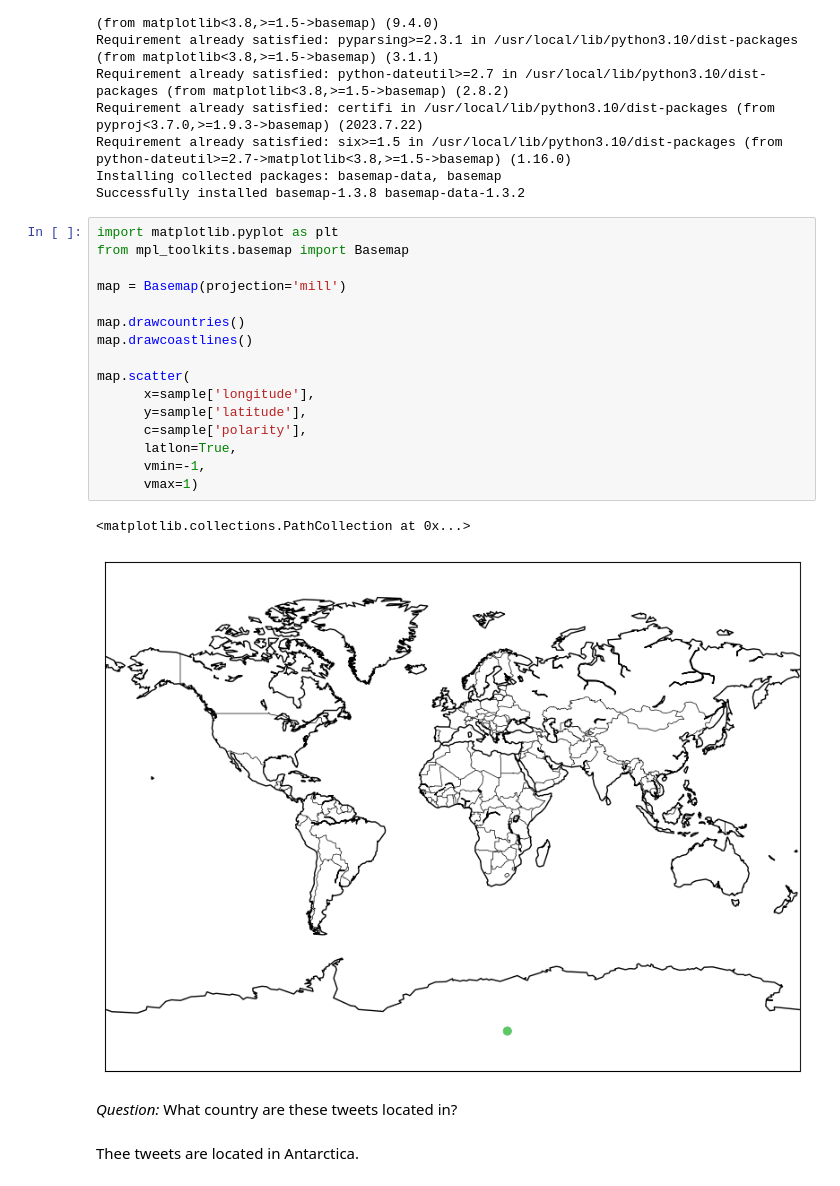
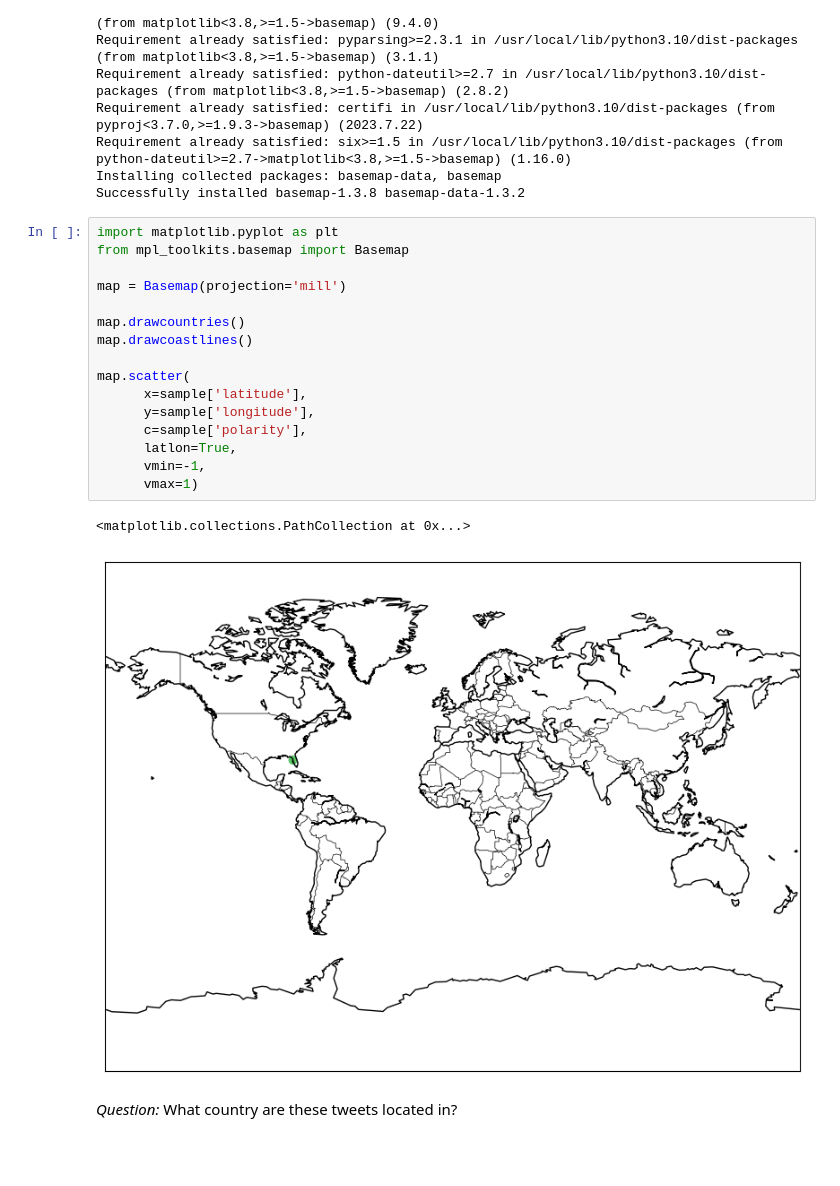
Before and after one commit to helenacorcos/QM2, a Jupyter notebook: notebooks/W04. Natural Language Processing.ipynb, the cells around one changed output. Saved outputs shown, nothing was run; the diff lists cells and outputs as text; blank space fills up the shorter version.

```diff
--- a/notebooks/W04. Natural Language Processing.ipynb
+++ b/notebooks/W04. Natural Language Processing.ipynb
@@ -604,23 +503,21 @@ Successfully installed basemap-1.3.8 basemap-data-1.3.2
 # %%
 import matplotlib.pyplot as plt
 from mpl_toolkits.basemap import Basemap
 
 map = Basemap(projection='mill')
 
 map.drawcountries()
 map.drawcoastlines()
 
 map.scatter(
-      x=sample['longitude'],
-      y=sample['latitude'],
+      x=sample['latitude'],
+      y=sample['longitude'],
       c=sample['polarity'],
       latlon=True,
       vmin=-1,
       vmax=1)
 # %% [output]
 <matplotlib.collections.PathCollection at 0x...>
-[figure, old version]
+[figure, new version]
 # %% [markdown]
 *Question:* What country are these tweets located in?
-# %% [markdown]
-Thee tweets are located in Antarctica.
```
Also changed, not shown: parts of 17 cells of this notebook.
